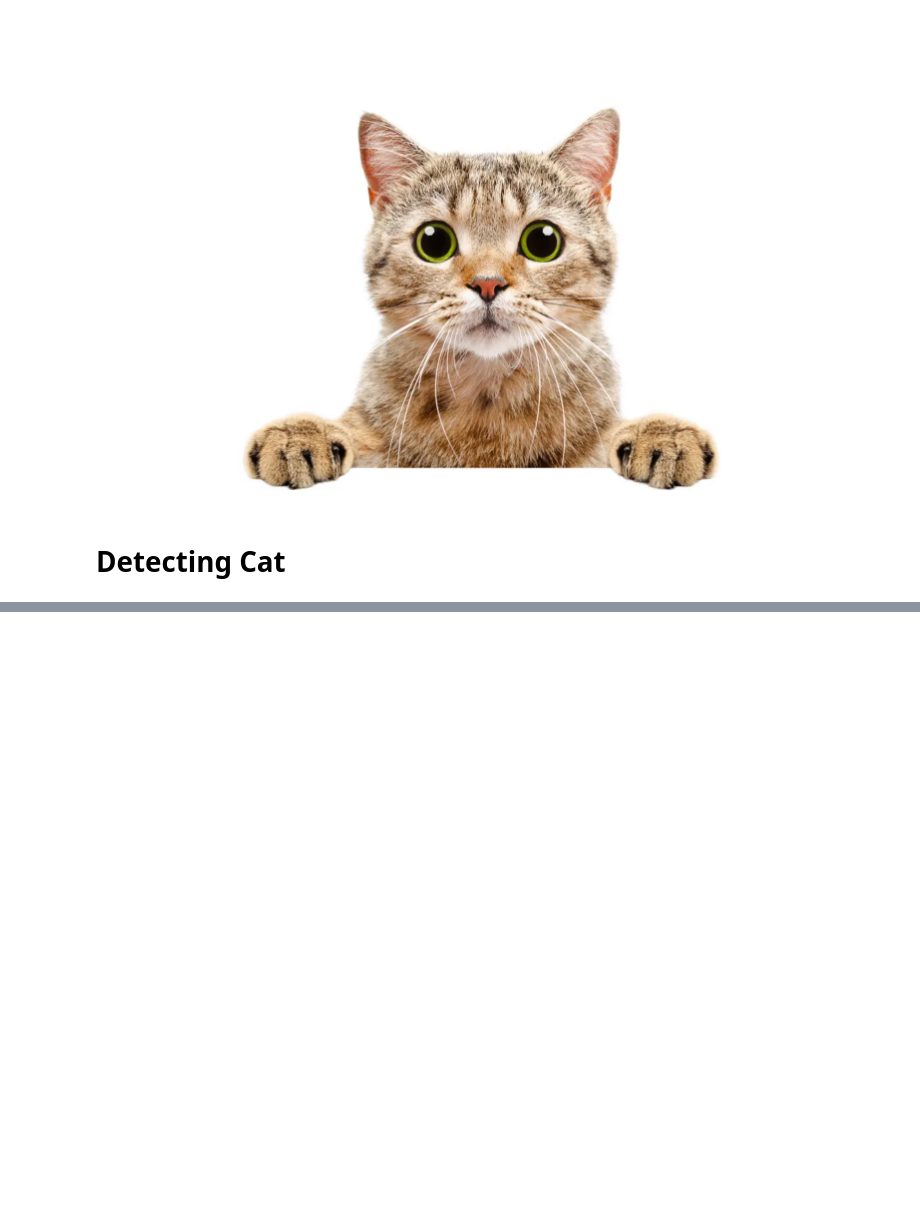
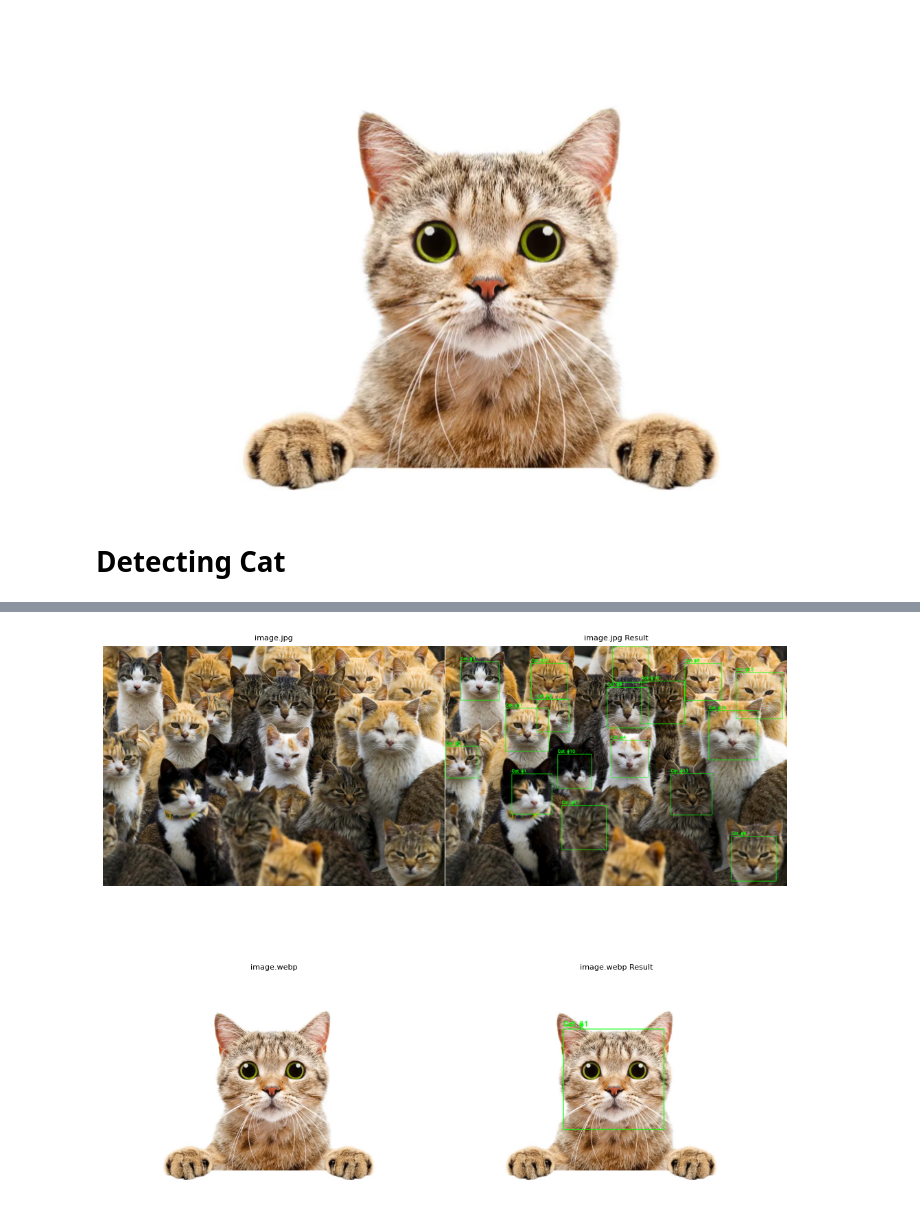
Before and after one commit to elahekhodaverdi/ComputerVision-Course, a Jupyter notebook: CA3/Cat Detection/cat_detector.ipynb, the cells around one changed output, grey strips where cells are left out. Drawn from its saved outputs; the diff is of its cells as text; code cells hidden in the pictures; blank space fills up the shorter version.

```diff
--- a/CA3/Cat Detection/cat_detector.ipynb
+++ b/CA3/Cat Detection/cat_detector.ipynb
@@ -45,7 +45,7 @@ detector = cv2.CascadeClassifier(model)
 # scaleFactor: Parameter specifying how much the image size is reduced at each image scale
 # minNeighbors: Parameter specifying how many neighbors each candidate rectangle should have to retain it
 # minSize: Minimum possible object size. Objects smaller than this are ignored.
-rects = detector.detectMultiScale(cv2.cvtColor(image, cv2.COLOR_RGB2GRAY), scaleFactor=1.1, minNeighbors=4, minSize=(200, 200))
+rects = detector.detectMultiScale(cv2.cvtColor(image, cv2.COLOR_RGB2GRAY), scaleFactor=1.02, minNeighbors=2, minSize=(180, 180))
 
 # Iterate over the detected rectangles (bounding boxes for cat faces)
 for (i, (x, y, w, h)) in enumerate(rects):
@@ -70,0 +90,37 @@ plt.show()
+# %%
+import numpy as np
+import glob
+def detectCat(image):
+    detector = cv2.CascadeClassifier(model)
+    imageCopy = np.copy(image)
+    rects = detector.detectMultiScale(cv2.cvtColor(imageCopy, cv2.COLOR_RGB2GRAY), scaleFactor=1.02, minNeighbors=2, minSize=(180, 180))
+
+    for (i, (x, y, w, h)) in enumerate(rects):
+        cv2.rectangle(imageCopy, (x, y), (x + w, y + h), (0, 255, 0), 2)
+        cv2.putText(imageCopy, f'Cat #{i+1}', (x, y-10), cv2.FONT_HERSHEY_SIMPLEX, 0.8, (0,255, 0), 2, cv2.LINE_AA)
+    return imageCopy
+# %%
+images_dict = {}
+def apply_cat_detection_to_image(image_path, images_dict):
+    image = cv2.imread(image_path)
+    image_rgb = cv2.cvtColor(image, cv2.COLOR_BGR2RGB)
+    result = detectCat(image_rgb)
+    filename = os.path.basename(image_path)
+    output_path = os.path.join(OUTPUT_FOLDER, "detected_" + filename)
+    result_bgr = cv2.cvtColor(result, cv2.COLOR_RGB2BGR)
+    images_dict[filename] = image_rgb
+    images_dict[filename + " Result"] = result
+    cv2.imwrite(output_path, result_bgr)
+
+OUTPUT_FOLDER = "outputImages"
+if not os.path.exists(OUTPUT_FOLDER):
+    os.makedirs(OUTPUT_FOLDER)
+image_files = glob.glob(os.path.join("images", "*.[jp][pn]g")) + glob.glob(os.path.join("images", "*.jpeg")) + glob.glob(os.path.join("images", "*.webp"))
+
+
+for image_path in image_files:
+    apply_cat_detection_to_image(image_path, images_dict)
+
+display_images_from_dict(images_dict,2)
+# %% [output]
+[figure, added]
```
Also changed, not shown: parts of 2 cells of this notebook, 27 other files.
